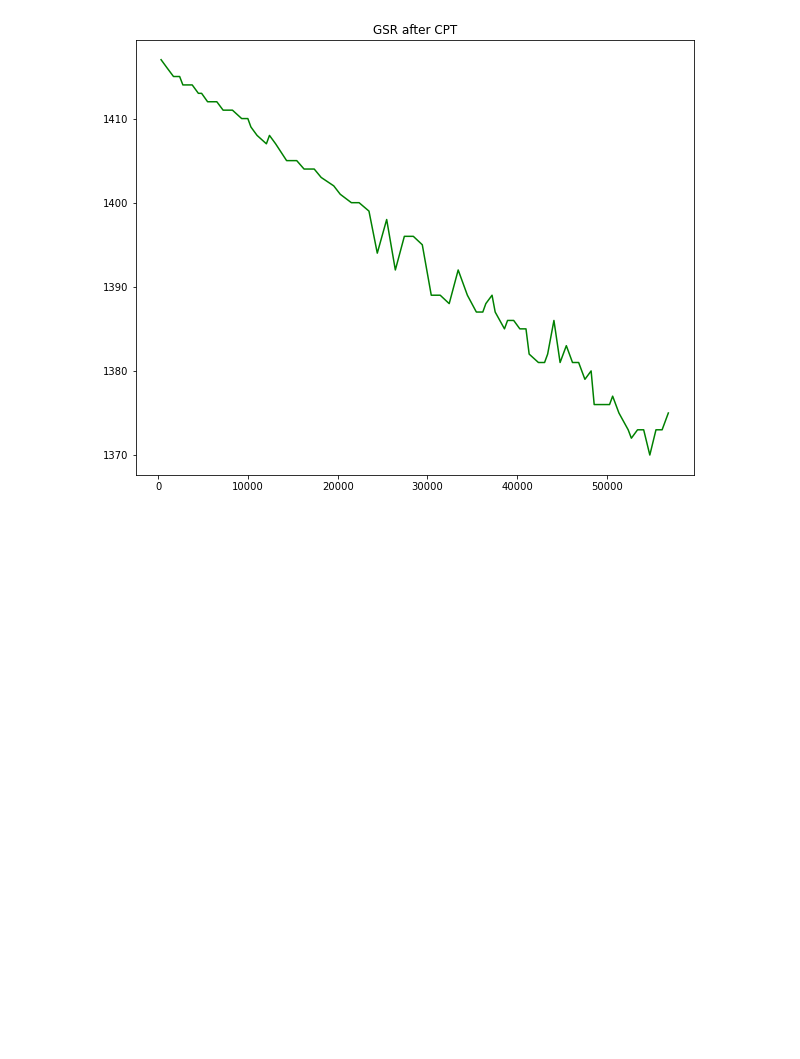
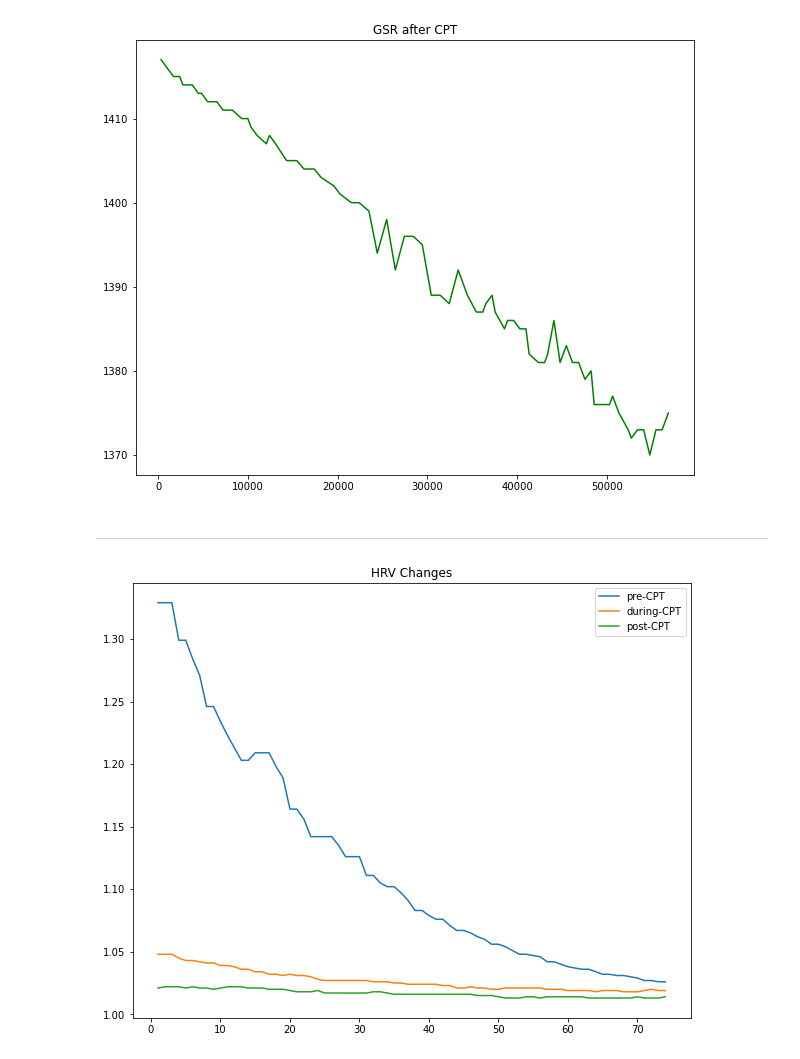
Before and after one commit to haitonglin/ecg, a Jupyter notebook: dec_18_test/Dec18_testing_data_analysis.ipynb, the cells around one changed output. Cells and saved outputs as stored; diff of their text form; code cells hidden in the pictures; blank space fills up the shorter version.

Commit message:
add new graphs

```diff
--- a/dec_18_test/Dec18_testing_data_analysis.ipynb
+++ b/dec_18_test/Dec18_testing_data_analysis.ipynb
@@ -142,3 +142,19 @@ plt.plot(post['Time'],post['GSR'],color="green")
 plt.show()
 # %% [output]
 [figure]
+# %% [markdown]
+---
+# %%
+x = np.linspace(1,74,num=74)
+y1 = during['HRV'].head(74)
+y2 = post['HRV'].head(74)
+# %%
+plt.figure(figsize=(10,8))
+plt.title('HRV Changes')
+plt.plot(x,pre['HRV'],label='pre-CPT')
+plt.plot(x,y1,label='during-CPT')
+plt.plot(x,y2,label='post-CPT')
+plt.legend()
+plt.show()
+# %% [output]
+[figure, added]
```
Also changed, not shown: parts of 2 cells of this notebook.
